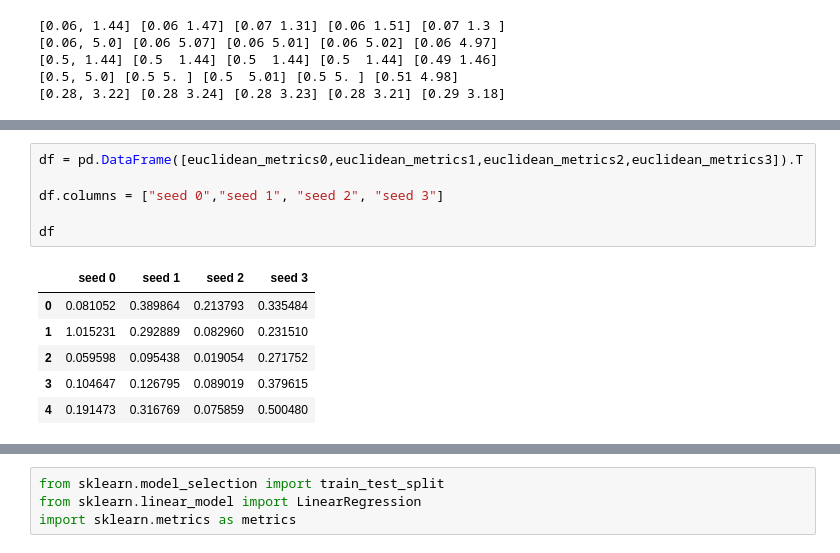
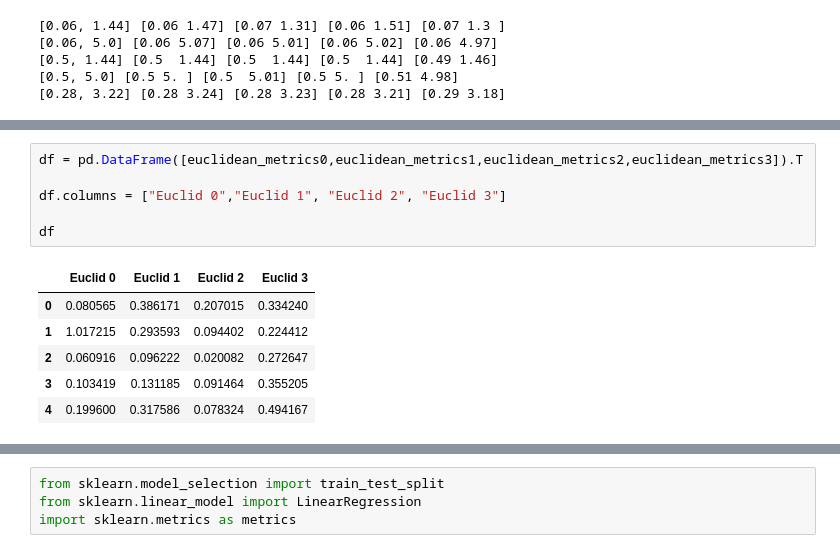
Before and after one commit to valentine-alia/BPE, a Jupyter notebook: concatenating_experiment/concatenating_stuff.ipynb, the cells around one changed output, grey strips where cells are left out. Saved outputs shown, nothing was run; the diff lists cells and outputs as text.

```diff
--- a/concatenating_experiment/concatenating_stuff.ipynb
+++ b/concatenating_experiment/concatenating_stuff.ipynb
@@ -302,16 +268,16 @@ for i in range(len(a_vals)):
 # %%
 df = pd.DataFrame([euclidean_metrics0,euclidean_metrics1,euclidean_metrics2,euclidean_metrics3]).T
 
-df.columns = ["seed 0","seed 1", "seed 2", "seed 3"]
+df.columns = ["Euclid 0","Euclid 1", "Euclid 2", "Euclid 3"]
 
 df
 # %% [output]
-|  | seed 0 | seed 1 | seed 2 | seed 3 |
-| 0 | 0.081052 | 0.389864 | 0.213793 | 0.335484 |
-| 1 | 1.015231 | 0.292889 | 0.082960 | 0.231510 |
-| 2 | 0.059598 | 0.095438 | 0.019054 | 0.271752 |
-| 3 | 0.104647 | 0.126795 | 0.089019 | 0.379615 |
-| 4 | 0.191473 | 0.316769 | 0.075859 | 0.500480 |
+|  | Euclid 0 | Euclid 1 | Euclid 2 | Euclid 3 |
+| 0 | 0.080565 | 0.386171 | 0.207015 | 0.334240 |
+| 1 | 1.017215 | 0.293593 | 0.094402 | 0.224412 |
+| 2 | 0.060916 | 0.096222 | 0.020082 | 0.272647 |
+| 3 | 0.103419 | 0.131185 | 0.091464 | 0.355205 |
+| 4 | 0.199600 | 0.317586 | 0.078324 | 0.494167 |
 # %%
 df.corr()
 # %% [output]
```
Also changed, not shown: parts of 26 cells of this notebook, 6 other files.
